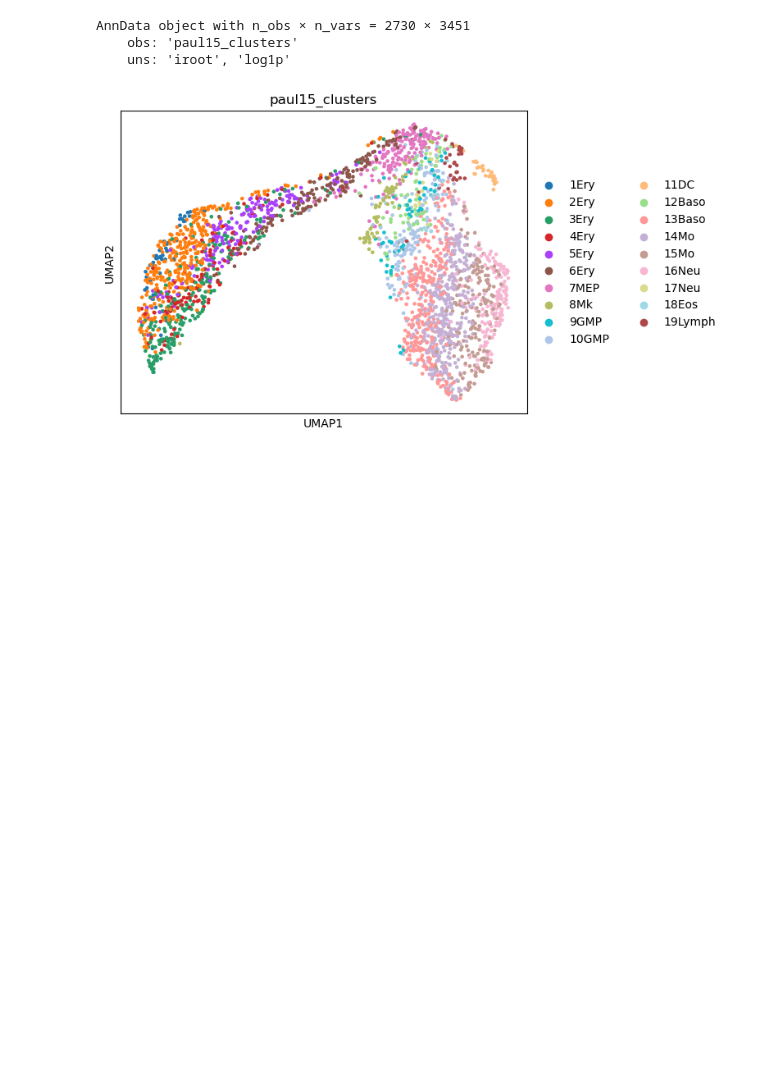
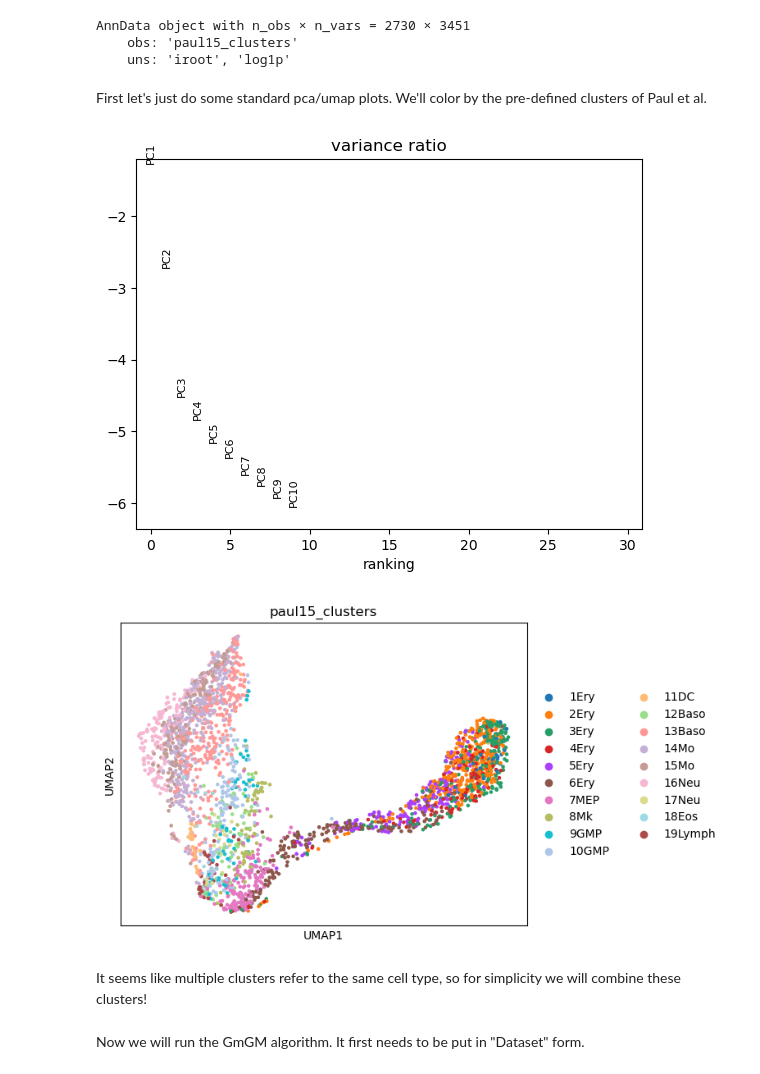
Before and after one commit to BaileyAndrew/GmGM-python, a Jupyter notebook: examples/example.ipynb, the cells around one changed output. Saved outputs shown, nothing was run; the diff lists cells and outputs as text; code cells hidden in the pictures; blank space fills up the shorter version.

```diff
--- a/examples/example.ipynb
+++ b/examples/example.ipynb
@@ -18 +24,6 @@ import warnings
 warnings.filterwarnings(action='ignore', module='scanpy')
+# %%
+# Some parameters to play with
+N_COMPONENTS = 10
+N_NEIGHBORS = 10
+RANDOM_STATE = 0
@@ -32,12 +91,16 @@ WARNING: In Scanpy 0.*, this returned logarithmized data. Now it returns non-log
 AnnData object with n_obs × n_vars = 2730 × 3451
     obs: 'paul15_clusters'
     uns: 'iroot', 'log1p'
+# %% [markdown]
+First let's just do some standard pca/umap plots.  We'll color by the pre-defined clusters of Paul et al.
 # %%
-
-sc.pp.pca(paul15, n_comps=20)
-sc.pp.neighbors(paul15)
-sc.tl.umap(paul15)
+sc.pp.pca(paul15, n_comps=N_COMPONENTS, random_state=RANDOM_STATE)
+sc.pl.pca_variance_ratio(paul15, log=True)
+sc.pp.neighbors(paul15, n_neighbors=N_NEIGHBORS, random_state=RANDOM_STATE)
+sc.tl.umap(paul15, random_state=RANDOM_STATE, n_components=3)
+sc.pl.umap(paul15, color='paul15_clusters')
+# %% [output]
+[figure, added]
+[figure, added]
-# %%
-sc.pl.umap(paul15, color='paul15_clusters')
-# %% [output]
-[figure, removed]
+# %% [markdown]
+It seems like multiple clusters refer to the same cell type, so for simplicity we will combine these clusters!
@@ -44,3 +133,5 @@ sc.pl.umap(paul15, color='paul15_clusters')
+# %% [markdown]
+Now we will run the GmGM algorithm.  It first needs to be put in "Dataset" form.
 # %%
 dataset: Dataset = Dataset(
     dataset={
```
Also changed, not shown: parts of 27 cells of this notebook.
